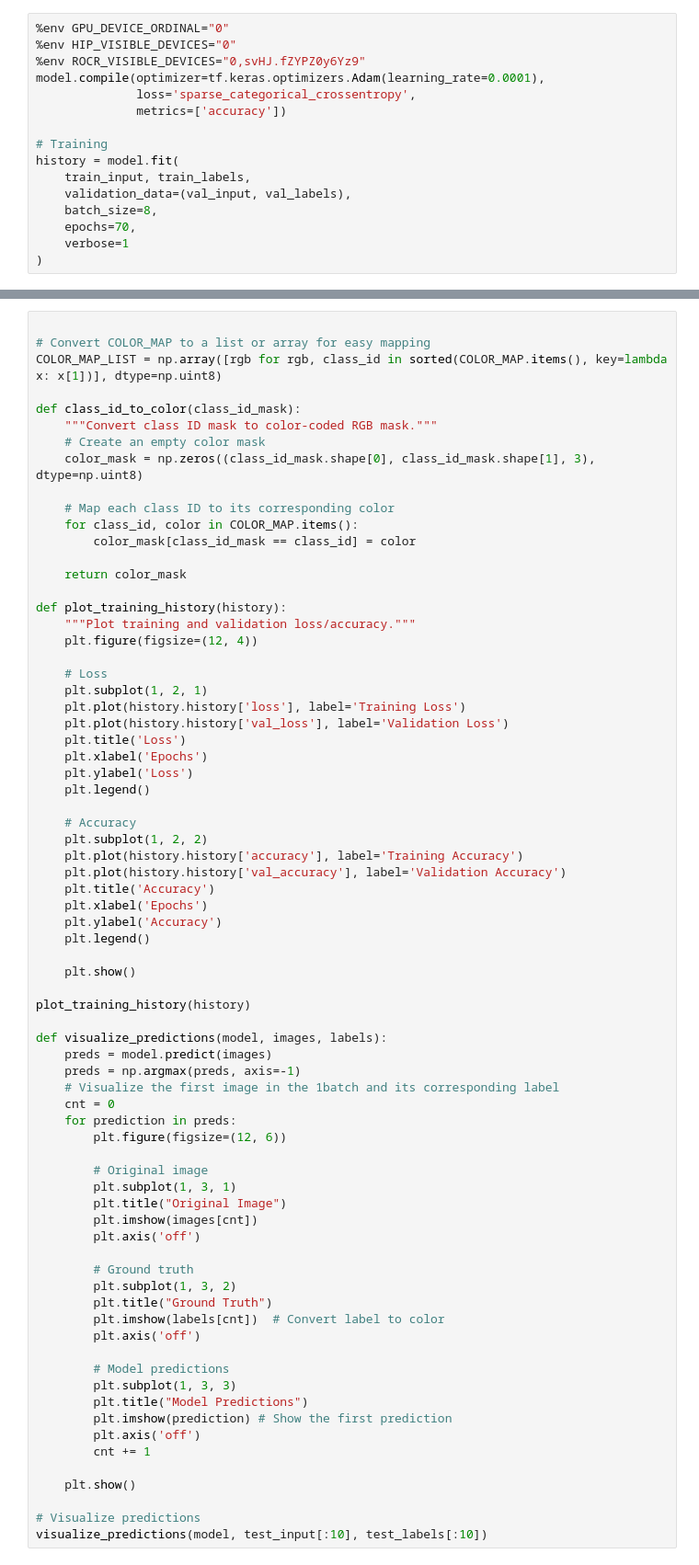
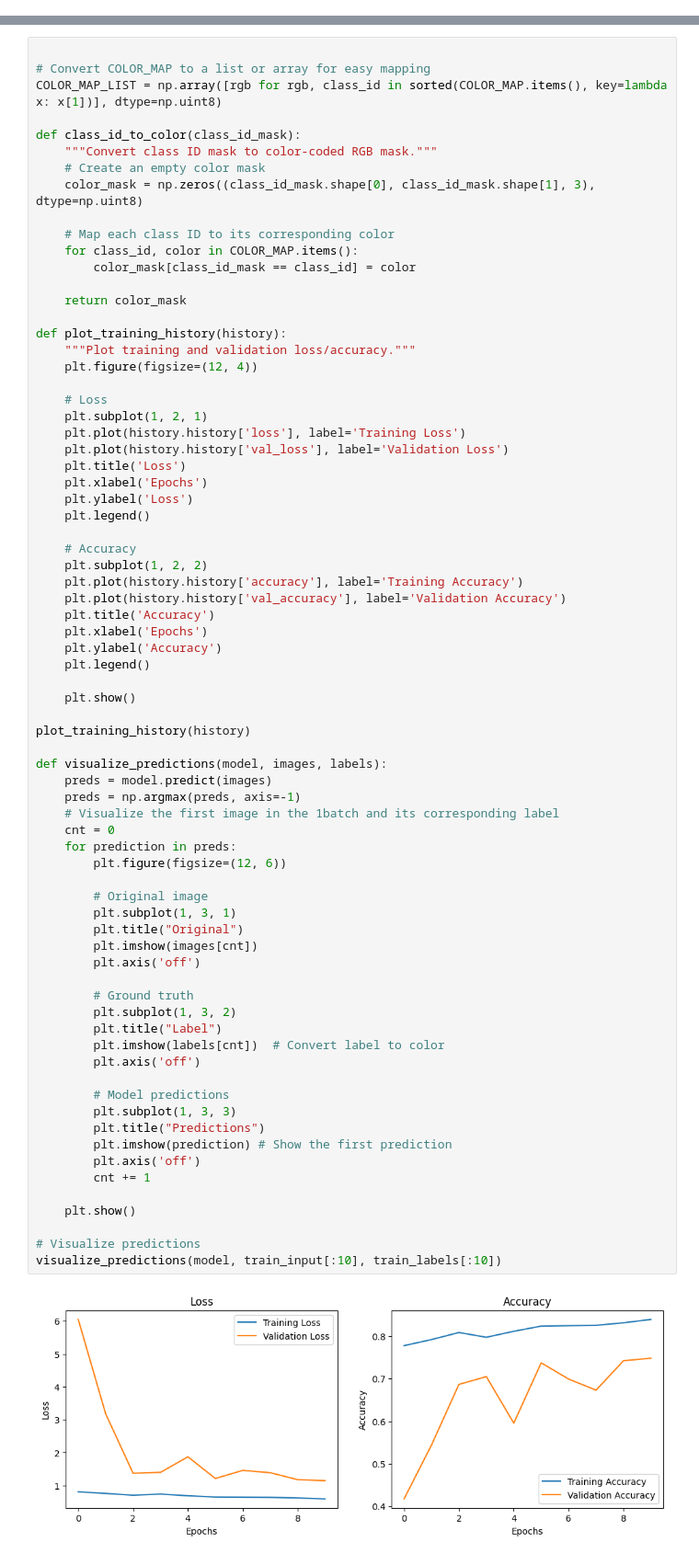
Before and after one commit to Renamethis/cctv_segmentation, a Jupyter notebook: unet.ipynb, the cells around one changed output, grey strips where cells are left out. Shown at 92% size. Drawn from its saved outputs; the diff is of its cells as text.

```diff
--- a/unet.ipynb
+++ b/unet.ipynb
@@ -197,16 +206,0 @@ print(len(COLOR_MAP))
-# %%
-%env GPU_DEVICE_ORDINAL="0"
-%env HIP_VISIBLE_DEVICES="0"
-%env ROCR_VISIBLE_DEVICES="0,svHJ.fZYPZ0y6Yz9"
-model.compile(optimizer=tf.keras.optimizers.Adam(learning_rate=0.0001),
-              loss='sparse_categorical_crossentropy',
-              metrics=['accuracy'])
-
-# Training
-history = model.fit(
-    train_input, train_labels,
-    validation_data=(val_input, val_labels),
-    batch_size=8,
-    epochs=70,
-    verbose=1
-)
@@ -277,34 +308,36 @@ def plot_training_history(history):
 
 plot_training_history(history)
 
 def visualize_predictions(model, images, labels):
     preds = model.predict(images)
     preds = np.argmax(preds, axis=-1)
     # Visualize the first image in the 1batch and its corresponding label
     cnt = 0
     for prediction in preds:
         plt.figure(figsize=(12, 6))
 
         # Original image
         plt.subplot(1, 3, 1)
-        plt.title("Original Image")
+        plt.title("Original")
         plt.imshow(images[cnt])
         plt.axis('off')
 
         # Ground truth
         plt.subplot(1, 3, 2)
-        plt.title("Ground Truth")
+        plt.title("Label")
         plt.imshow(labels[cnt])  # Convert label to color
         plt.axis('off')
 
         # Model predictions
         plt.subplot(1, 3, 3)
-        plt.title("Model Predictions")
+        plt.title("Predictions")
         plt.imshow(prediction) # Show the first prediction
         plt.axis('off')
         cnt += 1
 
     plt.show()
 
 # Visualize predictions
-visualize_predictions(model, test_input[:10], test_labels[:10])
+visualize_predictions(model, train_input[:10], train_labels[:10])
+# %% [output]
+[figure, added]
```
Also changed, not shown: parts of 14 cells of this notebook.
